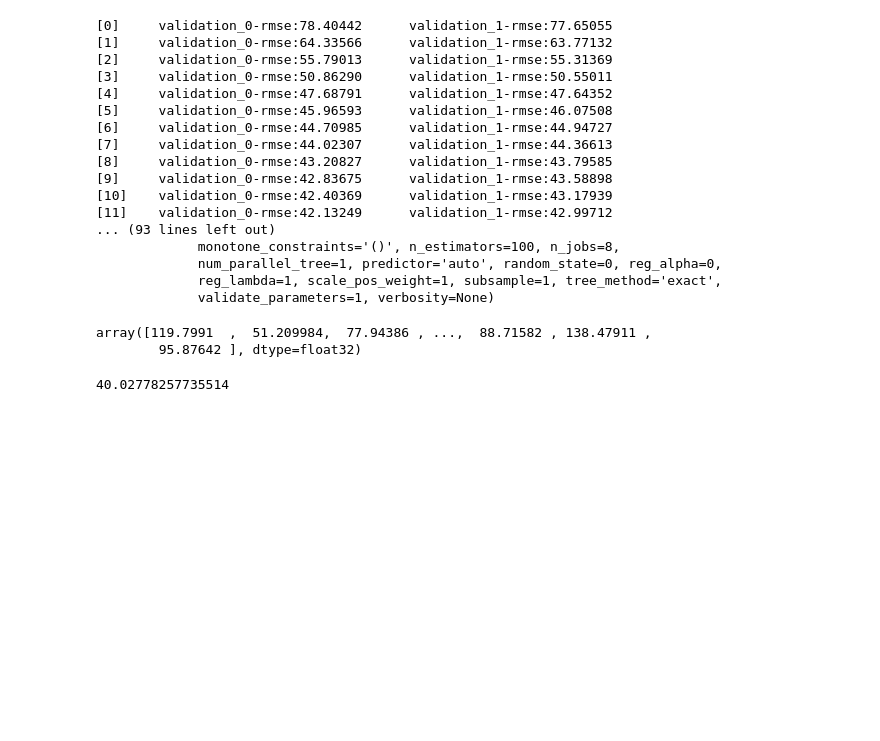
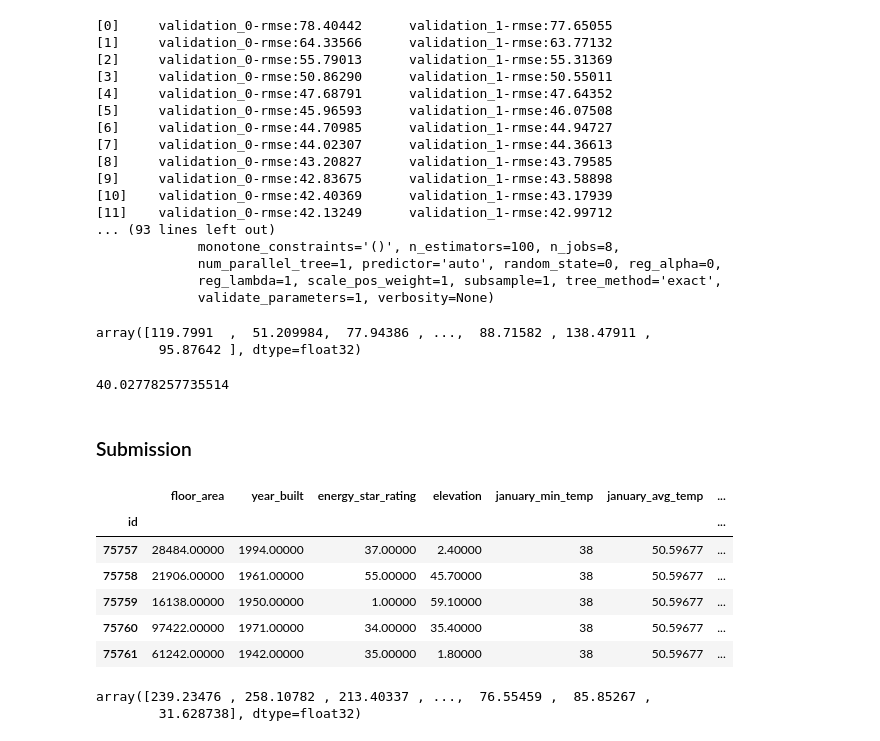
Before and after one commit to NeilBardhan/wids-datathon, a Jupyter notebook: notebooks/0-data-exploration.ipynb, the cells around one changed output. Cells and saved outputs as stored; diff of their text form; code cells hidden in the pictures; blank space fills up the shorter version.

Commit message:
Initial XGBoost submission

```diff
--- a/notebooks/0-data-exploration.ipynb
+++ b/notebooks/0-data-exploration.ipynb
@@ -317,3 +317,22 @@ array([119.7991  ,  51.209984,  77.94386 , ...,  88.71582 , 138.47911 ,
 np.sqrt(mean_squared_error(y_val, y_pred))
 # %% [output]
 40.02778257735514
+# %% [markdown]
+### Submission
+# %%
+test_df = encoding(test_df, cat_cols)
+test_df.head()
+# %% [output]
+|  | floor_area | year_built | energy_star_rating | elevation | january_min_temp | january_avg_temp | ... |
+| id |  |  |  |  |  |  | ... |
+| 75757 | 28484.00000 | 1994.00000 | 37.00000 | 2.40000 | 38 | 50.59677 | ... |
+| 75758 | 21906.00000 | 1961.00000 | 55.00000 | 45.70000 | 38 | 50.59677 | ... |
+| 75759 | 16138.00000 | 1950.00000 | 1.00000 | 59.10000 | 38 | 50.59677 | ... |
+| 75760 | 97422.00000 | 1971.00000 | 34.00000 | 35.40000 | 38 | 50.59677 | ... |
+| 75761 | 61242.00000 | 1942.00000 | 35.00000 | 1.80000 | 38 | 50.59677 | ... |
+# %%
+y_pred_test = model.predict(test_df)
+y_pred_test
+# %% [output]
+array([239.23476 , 258.10782 , 213.40337 , ...,  76.55459 ,  85.85267 ,
+        31.628738], dtype=float32)
```
Also changed, not shown: parts of 1 cell of this notebook, 1 other file.
